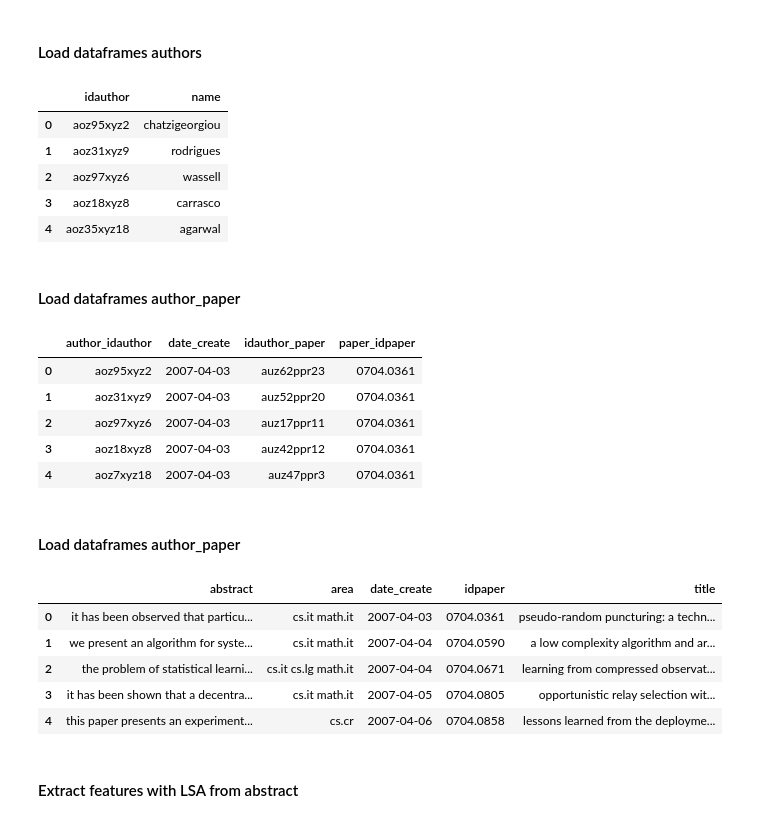
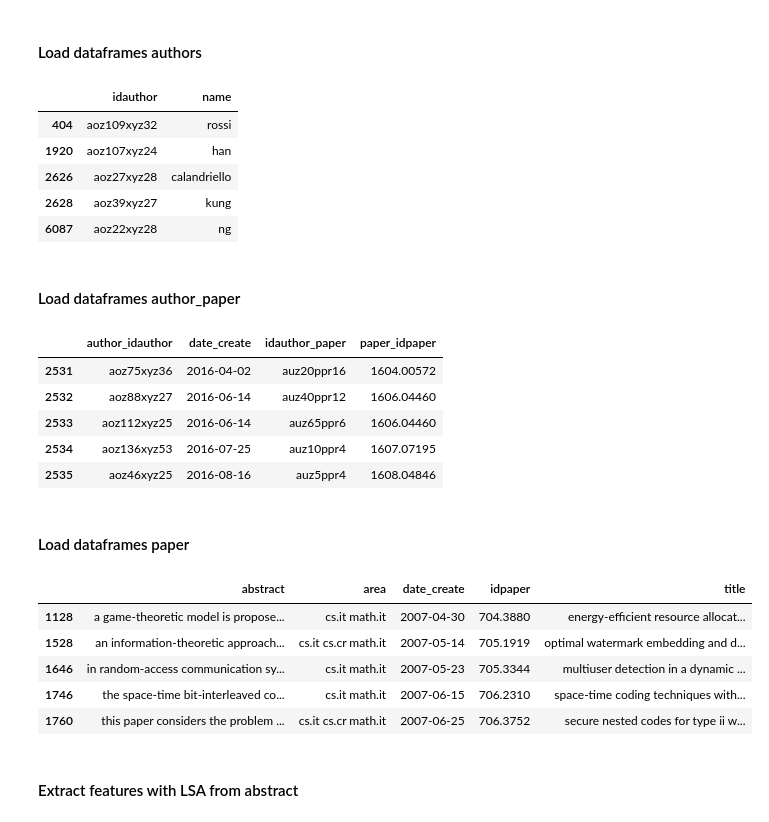
Before and after one commit to macio-matheus/analyze-data-arxiv, a Jupyter notebook: notebooks/arxiv.ipynb, the cells around one changed output. Drawn from its saved outputs; the diff is of its cells as text; code cells hidden in the pictures.

```diff
--- a/notebooks/arxiv.ipynb
+++ b/notebooks/arxiv.ipynb
@@ -72,39 +201,42 @@ if False:
 #### Load dataframes authors
 # %%
 df_authors = pd.read_json('../datasets/authors.json')
+df_authors.drop_duplicates(subset=['idauthor'], keep=False, inplace=True)
 df_authors.head()
 # %% [output]
 |  | idauthor | name |
-| 0 | aoz95xyz2 | chatzigeorgiou |
-| 1 | aoz31xyz9 | rodrigues |
-| 2 | aoz97xyz6 | wassell |
-| 3 | aoz18xyz8 | carrasco |
-| 4 | aoz35xyz18 | agarwal |
+| 404 | aoz109xyz32 | rossi |
+| 1920 | aoz107xyz24 | han |
+| 2626 | aoz27xyz28 | calandriello |
+| 2628 | aoz39xyz27 | kung |
+| 6087 | aoz22xyz28 | ng |
 # %% [markdown]
 #### Load dataframes author_paper
 # %%
 df_author_paper = pd.read_json('../datasets/authors_paper.json')
-df_author_paper.head()
+df_author_paper.drop_duplicates(subset=['author_idauthor', 'date_create', 'paper_idpaper'], keep=False, inplace=True)
+df_author_paper.tail()
 # %% [output]
 |  | author_idauthor | date_create | idauthor_paper | paper_idpaper |
-| 0 | aoz95xyz2 | 2007-04-03 | auz62ppr23 | 0704.0361 |
-| 1 | aoz31xyz9 | 2007-04-03 | auz52ppr20 | 0704.0361 |
-| 2 | aoz97xyz6 | 2007-04-03 | auz17ppr11 | 0704.0361 |
-| 3 | aoz18xyz8 | 2007-04-03 | auz42ppr12 | 0704.0361 |
-| 4 | aoz7xyz18 | 2007-04-03 | auz47ppr3 | 0704.0361 |
+| 2531 | aoz75xyz36 | 2016-04-02 | auz20ppr16 | 1604.00572 |
+| 2532 | aoz88xyz27 | 2016-06-14 | auz40ppr12 | 1606.04460 |
+| 2533 | aoz112xyz25 | 2016-06-14 | auz65ppr6 | 1606.04460 |
+| 2534 | aoz136xyz53 | 2016-07-25 | auz10ppr4 | 1607.07195 |
+| 2535 | aoz46xyz25 | 2016-08-16 | auz5ppr4 | 1608.04846 |
 # %% [markdown]
-#### Load dataframes author_paper
+#### Load dataframes paper
 # %%
 df_paper = pd.read_json('../datasets/papers.json')
 df_paper.drop(columns=['authors'], axis=1, inplace=True)
+df_paper.drop_duplicates(subset=['area', 'idpaper', 'title'], keep=False, inplace=True)
 df_paper.head()
 # %% [output]
 |  | abstract | area | date_create | idpaper | title |
-| 0 | it has been observed that particu... | cs.it math.it | 2007-04-03 | 0704.0361 | pseudo-random puncturing: a techn... |
-| 1 | we present an algorithm for syste... | cs.it math.it | 2007-04-04 | 0704.0590 | a low complexity algorithm and ar... |
-| 2 | the problem of statistical learni... | cs.it cs.lg math.it | 2007-04-04 | 0704.0671 | learning from compressed observat... |
-| 3 | it has been shown that a decentra... | cs.it math.it | 2007-04-05 | 0704.0805 | opportunistic relay selection wit... |
-| 4 | this paper presents an experiment... | cs.cr | 2007-04-06 | 0704.0858 | lessons learned from the deployme... |
+| 1128 | a game-theoretic model is propose... | cs.it math.it | 2007-04-30 | 704.3880 | energy-efficient resource allocat... |
+| 1528 | an information-theoretic approach... | cs.it cs.cr math.it | 2007-05-14 | 705.1919 | optimal watermark embedding and d... |
+| 1646 | in random-access communication sy... | cs.it math.it | 2007-05-23 | 705.3344 | multiuser detection in a dynamic ... |
+| 1746 | the space-time bit-interleaved co... | cs.it math.it | 2007-06-15 | 706.2310 | space-time coding techniques with... |
+| 1760 | this paper considers the problem ... | cs.it cs.cr math.it | 2007-06-25 | 706.3752 | secure nested codes for type ii w... |
 # %% [markdown]
 #### Extract features with LSA from abstract
 # %%
```
Also changed, not shown: parts of 11 cells of this notebook, 1 other file.
